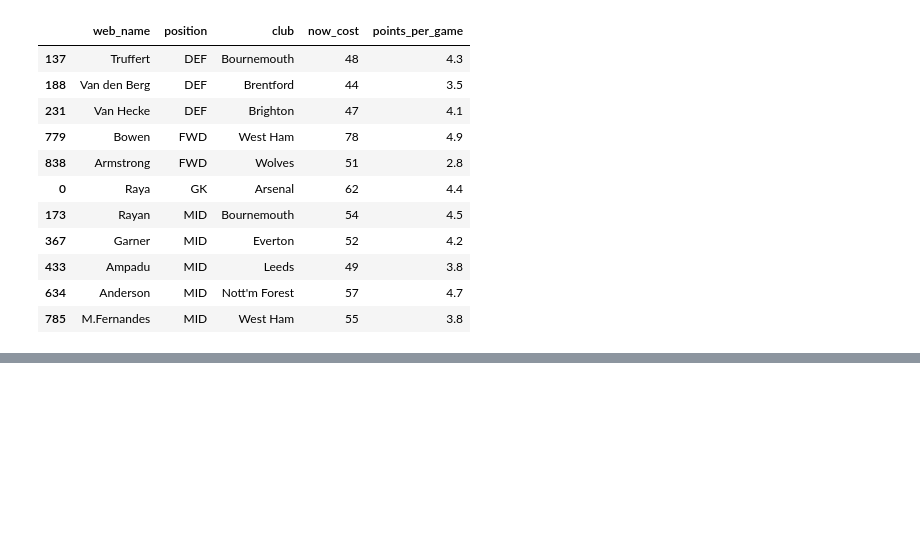
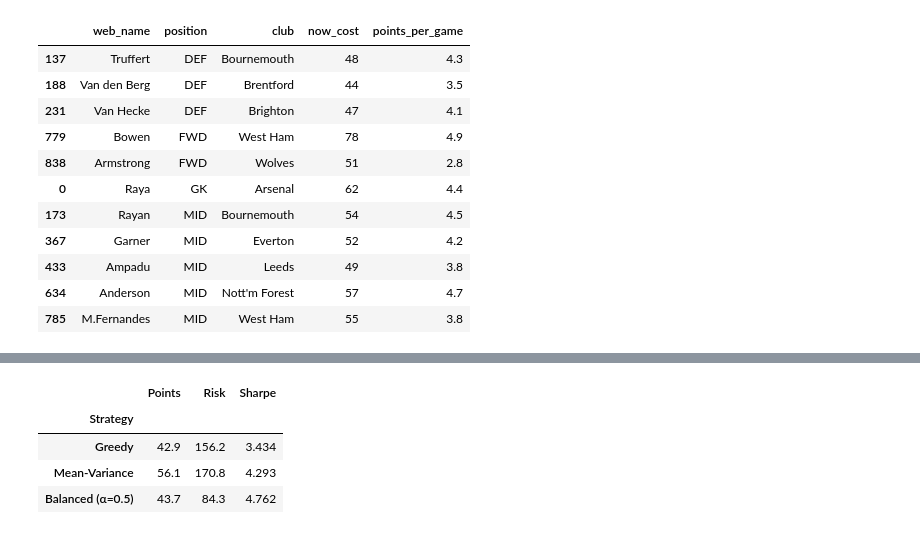
Before and after one commit to myuran-t/fpl-optimisation, a Jupyter notebook: fpl_optimization.ipynb, the cells around one changed output, grey strips where cells are left out. Saved outputs shown, nothing was run; the diff lists cells and outputs as text; code cells hidden in the pictures; blank space fills up the shorter version.

```diff
--- a/fpl_optimization.ipynb
+++ b/fpl_optimization.ipynb
@@ -1249,0 +1259,14 @@ Selected XI:
+# %%
+comparison = pd.DataFrame([
+    {'Strategy': 'Greedy', 'Points': 42.9, 'Risk': 156.2, 'Sharpe': 3.434},
+    {'Strategy': 'Mean-Variance', 'Points': 56.1, 'Risk': 170.8, 'Sharpe': 4.293},
+    {'Strategy': 'Balanced (α=0.5)', 'Points': 43.7, 'Risk': 84.3, 'Sharpe': 4.762},
+])
+comparison = comparison.set_index('Strategy')
+display(comparison)
+# %% [output]
+|  | Points | Risk | Sharpe |
+| Strategy |  |  |  |
+| Greedy | 42.9 | 156.2 | 3.434 |
+| Mean-Variance | 56.1 | 170.8 | 4.293 |
+| Balanced (α=0.5) | 43.7 | 84.3 | 4.762 |
```
Also changed, not shown: parts of 4 cells of this notebook.
